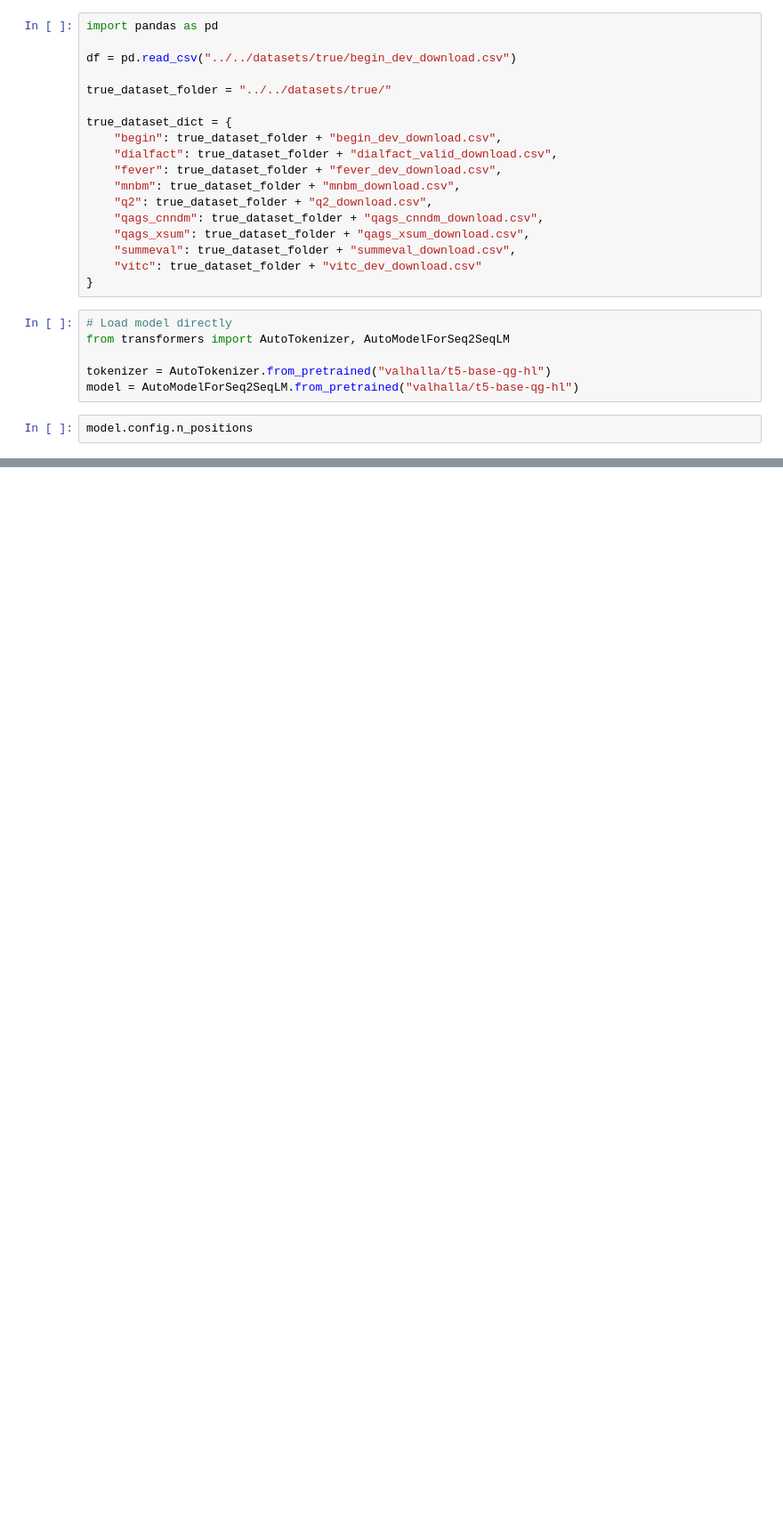
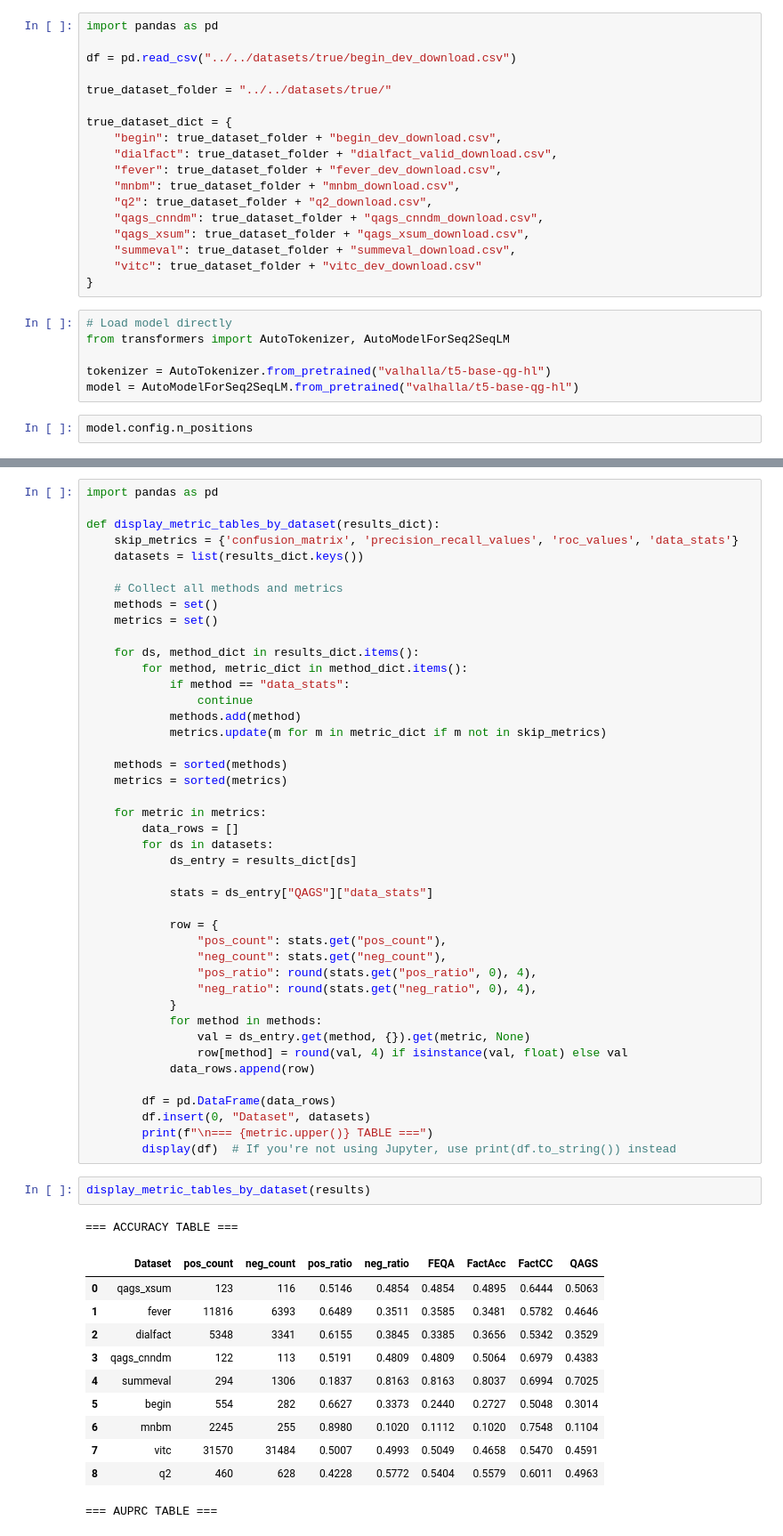
Before and after one commit to bVendeville/MIRAGE, a Jupyter notebook: benchmarking.ipynb, the cells around one changed output, grey strips where cells are left out. Shown at 89% size. Drawn from its saved outputs; the diff is of its cells as text; blank space fills up the shorter version.

```diff
--- a/benchmarking.ipynb
+++ b/benchmarking.ipynb
@@ -290,0 +697,58 @@ model.config.n_positions
+# %%
+import pandas as pd
+
+def display_metric_tables_by_dataset(results_dict):
+    skip_metrics = {'confusion_matrix', 'precision_recall_values', 'roc_values', 'data_stats'}
+    datasets = list(results_dict.keys())
+
+    # Collect all methods and metrics
+    methods = set()
+    metrics = set()
+
+    for ds, method_dict in results_dict.items():
+        for method, metric_dict in method_dict.items():
+            if method == "data_stats":
+                continue
+            methods.add(method)
+            metrics.update(m for m in metric_dict if m not in skip_metrics)
+
+    methods = sorted(methods)
+    metrics = sorted(metrics)
+
+    for metric in metrics:
+        data_rows = []
+        for ds in datasets:
+            ds_entry = results_dict[ds]
+
+            stats = ds_entry["QAGS"]["data_stats"]
+
+            row = {
+                "pos_count": stats.get("pos_count"),
+                "neg_count": stats.get("neg_count"),
+                "pos_ratio": round(stats.get("pos_ratio", 0), 4),
+                "neg_ratio": round(stats.get("neg_ratio", 0), 4),
+            }
+            for method in methods:
+                val = ds_entry.get(method, {}).get(metric, None)
+                row[method] = round(val, 4) if isinstance(val, float) else val
+            data_rows.append(row)
+
+        df = pd.DataFrame(data_rows)
+        df.insert(0, "Dataset", datasets)
+        print(f"\n=== {metric.upper()} TABLE ===")
+        display(df)  # If you're not using Jupyter, use print(df.to_string()) instead
+# %%
+display_metric_tables_by_dataset(results)
+# %% [output]
+=== ACCURACY TABLE ===
+|  | Dataset | pos_count | neg_count | pos_ratio | neg_ratio | FEQA | FactAcc | FactCC | QAGS |
+| 0 | qags_xsum | 123 | 116 | 0.5146 | 0.4854 | 0.4854 | 0.4895 | 0.6444 | 0.5063 |
+| 1 | fever | 11816 | 6393 | 0.6489 | 0.3511 | 0.3585 | 0.3481 | 0.5782 | 0.4646 |
+| 2 | dialfact | 5348 | 3341 | 0.6155 | 0.3845 | 0.3385 | 0.3656 | 0.5342 | 0.3529 |
+| 3 | qags_cnndm | 122 | 113 | 0.5191 | 0.4809 | 0.4809 | 0.5064 | 0.6979 | 0.4383 |
+| 4 | summeval | 294 | 1306 | 0.1837 | 0.8163 | 0.8163 | 0.8037 | 0.6994 | 0.7025 |
+| 5 | begin | 554 | 282 | 0.6627 | 0.3373 | 0.2440 | 0.2727 | 0.5048 | 0.3014 |
+| 6 | mnbm | 2245 | 255 | 0.8980 | 0.1020 | 0.1112 | 0.1020 | 0.7548 | 0.1104 |
+| 7 | vitc | 31570 | 31484 | 0.5007 | 0.4993 | 0.5049 | 0.4658 | 0.5470 | 0.4591 |
+| 8 | q2 | 460 | 628 | 0.4228 | 0.5772 | 0.5404 | 0.5579 | 0.6011 | 0.4963 |
+=== AUPRC TABLE ===
```
Also changed, not shown: parts of 24 cells of this notebook, 2 other files.
